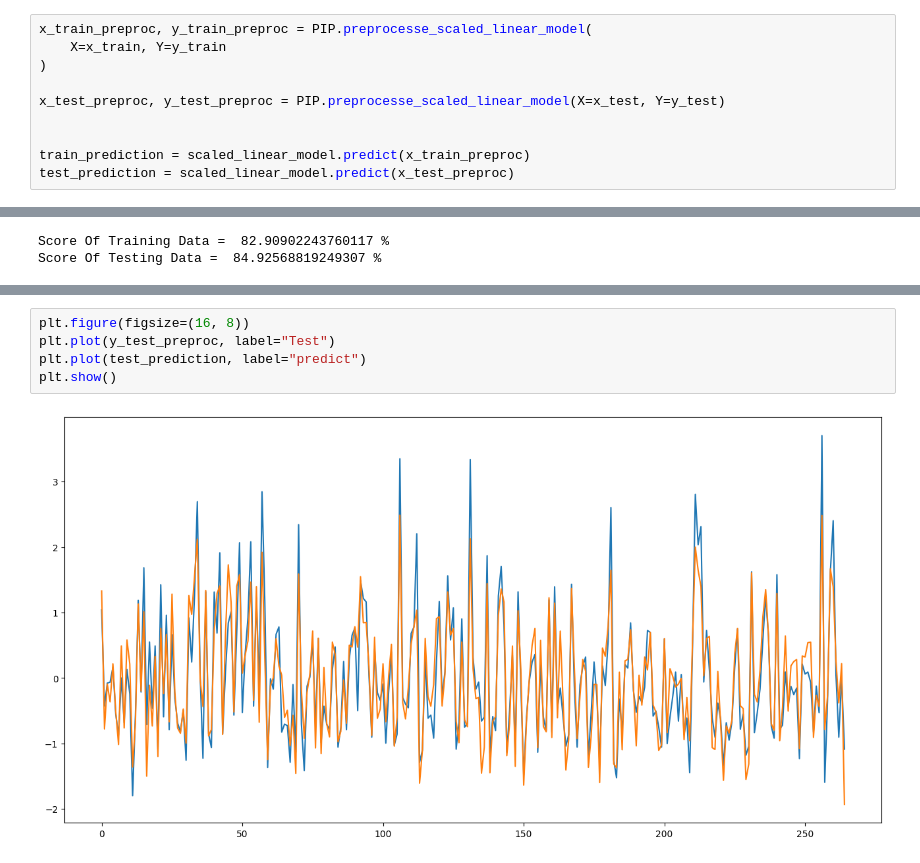
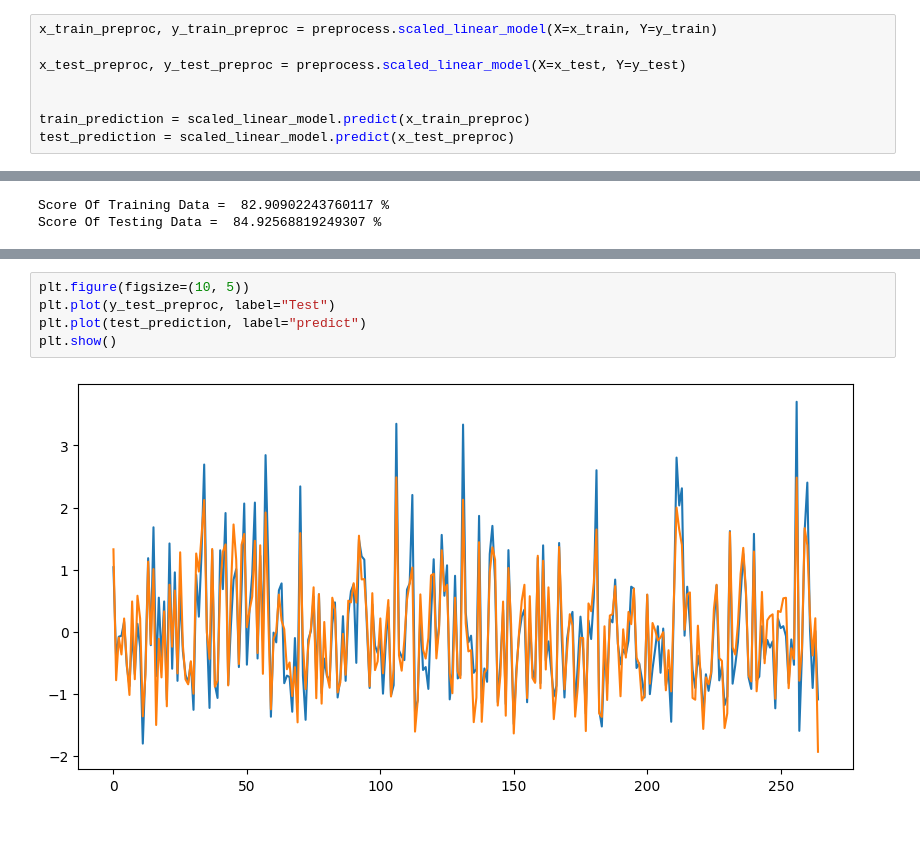
Before and after one commit to ahmedhany14/House-Prices-Prediction, a Jupyter notebook: Machine learning models/models_workspace.ipynb, the cells around one changed output, grey strips where cells are left out. Drawn from its saved outputs; the diff is of its cells as text; blank space fills up the shorter version.

```diff
--- a/Machine learning models/models_workspace.ipynb
+++ b/Machine learning models/models_workspace.ipynb
@@ -130,9 +61,7 @@ LinearRegression()
 # %%
-x_train_preproc, y_train_preproc = PIP.preprocesse_scaled_linear_model(
-    X=x_train, Y=y_train
-)
+x_train_preproc, y_train_preproc = preprocess.scaled_linear_model(X=x_train, Y=y_train)
 
-x_test_preproc, y_test_preproc = PIP.preprocesse_scaled_linear_model(X=x_test, Y=y_test)
+x_test_preproc, y_test_preproc = preprocess.scaled_linear_model(X=x_test, Y=y_test)
 
 
 train_prediction = scaled_linear_model.predict(x_train_preproc)
@@ -163,8 +92,8 @@ plt.show()
 # %%
-plt.figure(figsize=(16, 8))
+plt.figure(figsize=(10, 5))
 plt.plot(y_test_preproc, label="Test")
 plt.plot(test_prediction, label="predict")
 plt.show()
 # %% [output]
-[figure, old version]
+[figure, new version]
 # %%
```
Also changed, not shown: parts of 21 cells of this notebook, 1 other file.
